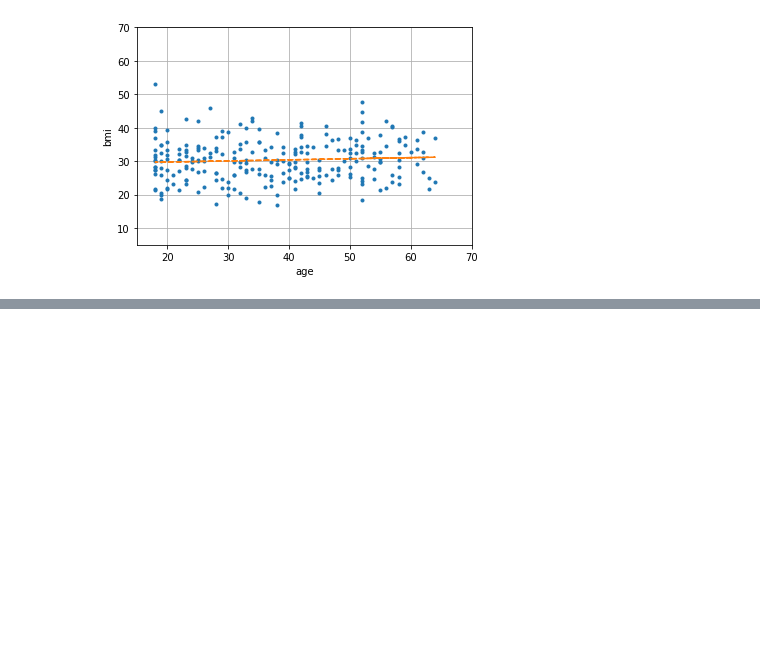
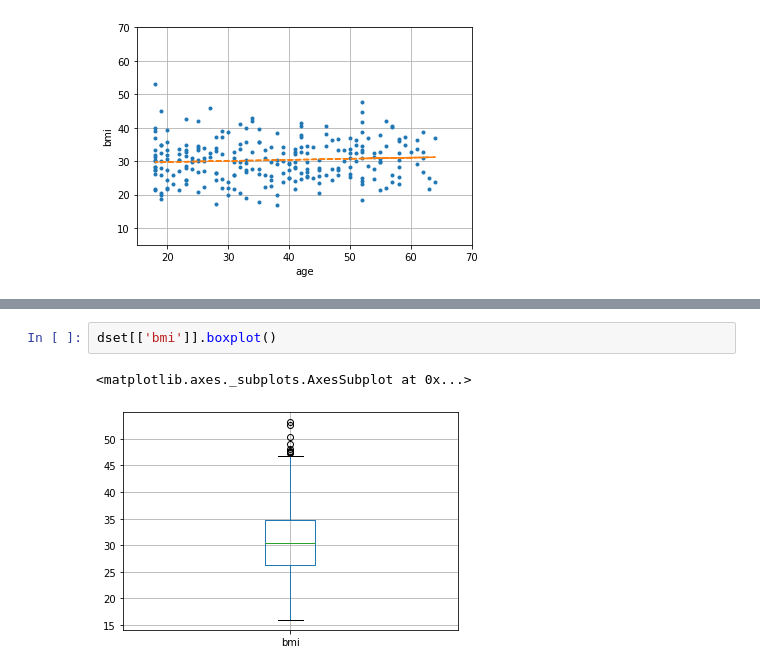
Before and after one commit to 2147118Joshua/Machine_Learning, a Jupyter notebook: ML.ipynb, the cells around one changed output, grey strips where cells are left out. Cells and saved outputs as stored; diff of their text form; blank space fills up the shorter version.

```diff
--- a/ML.ipynb
+++ b/ML.ipynb
@@ -121,0 +119,5 @@ Predicted weight =  [[0.30162938]]
+# %%
+dset[['bmi']].boxplot()
+# %% [output]
+<matplotlib.axes._subplots.AxesSubplot at 0x...>
+[figure, added]
```
Also changed, not shown: parts of 9 cells of this notebook.
